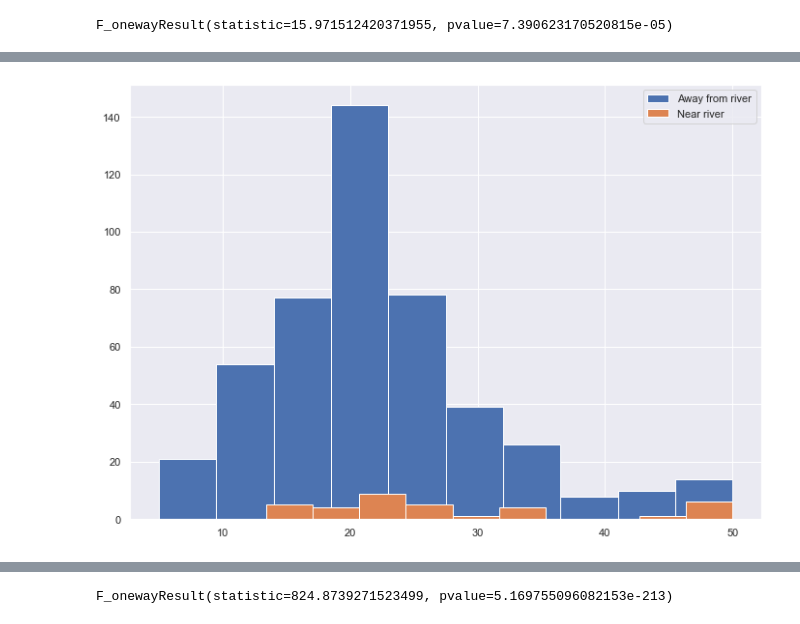
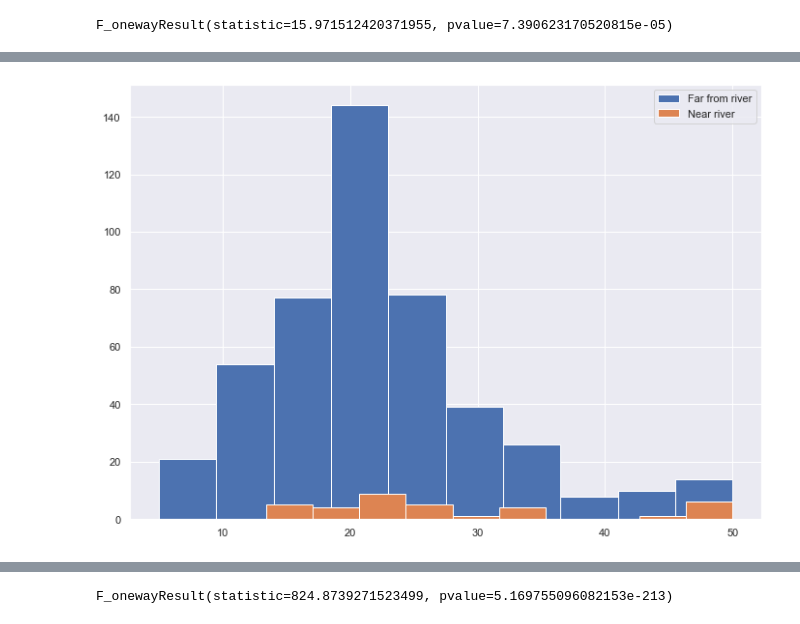
Before and after one commit to joanh3aly/boston-house-prices, a Jupyter notebook: boston-house-prices-analysis.ipynb, the cells around one changed output, grey strips where cells are left out. Drawn from its saved outputs; the diff is of its cells as text; code cells hidden in the pictures.

```diff
--- a/boston-house-prices-analysis.ipynb
+++ b/boston-house-prices-analysis.ipynb
@@ -140,7 +180,3 @@ sns.distplot(boston.MEDV.loc[boston["CHAS"] == 1], bins=30)
 plt.show()
 # %% [output]
 [figure]
-# %%
-sns.set(rc={'figure.figsize':(11.7,8.27)})
-sns.distplot(boston['CHAS'], bins=30)
-plt.show()
@@ -399,9 +415,7 @@ F_onewayResult(statistic=15.971512420371955, pvalue=7.390623170520815e-05)
 # %%
-plt.hist(boston.MEDV[chas == 0], label='Away from river')
+plt.hist(boston.MEDV[chas == 0], label='Far from river')
 plt.hist(boston.MEDV[chas == 1], label='Near river')
-
 plt.legend()
-
 plt.show()
 # %% [output]
-[figure, old version]
+[figure, new version]
```
Also changed, not shown: parts of 67 cells of this notebook, 1 other file.
